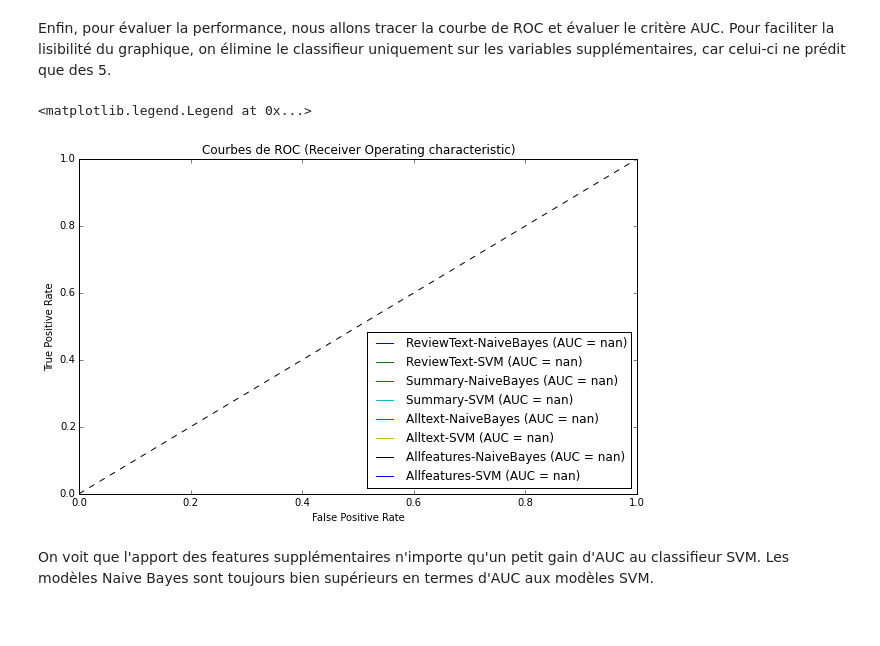
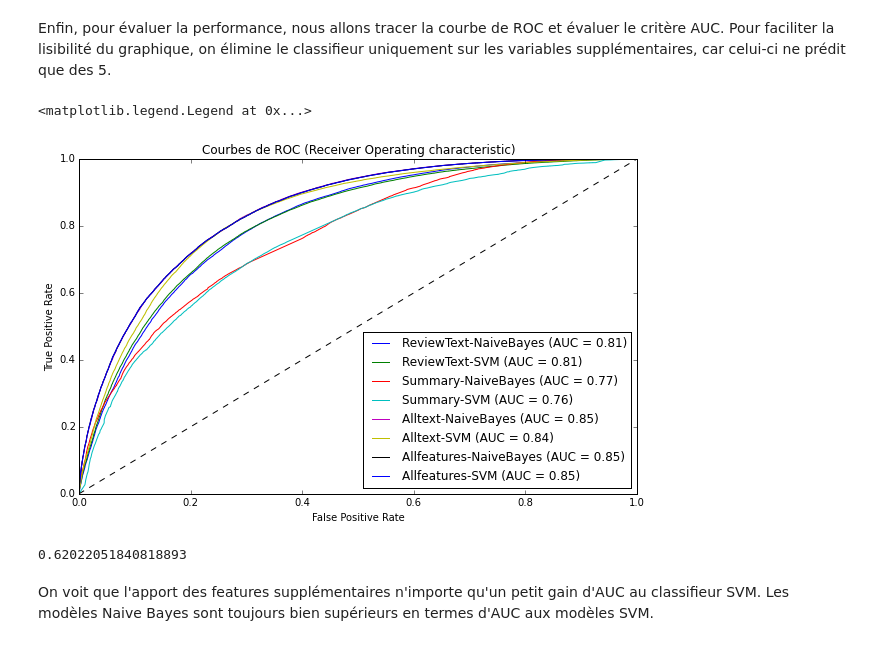
Before and after one commit to alexcombessie/ENSAE_Amazon-Review-Prediction, a Jupyter notebook: Projet Python - Amazon review data.ipynb, the cells around one changed output. Drawn from its saved outputs; the diff is of its cells as text; code cells hidden in the pictures.

```diff
--- a/Projet Python - Amazon review data.ipynb
+++ b/Projet Python - Amazon review data.ipynb
@@ -353,4 +381,4 @@ print(X_train_alltext.shape)
 # %%
-X_train_textwordcount=hstack([X_train_alltext,X_train_countWords])
-X_train_textwordcount.shape
+X_train_allfeatures = hstack([X_train_alltext,X_train_countWords, X_train_weekdays, X_train_months])
+print(X_train_allfeatures.shape)
 # %% [output]
@@ -358,3 +385,0 @@ X_train_textwordcount.shape
-# %%
-X_train_allfeatures = hstack([X_train_textwordcount, X_train_weekdays, X_train_months])
-print(X_train_allfeatures.shape)
@@ -375,4 +398,4 @@ print(X_test_alltext.shape)
 # %%
-X_test_textwordcount=hstack([X_test_alltext,X_test_countWords])
-X_test_textwordcount.shape
+X_test_allfeatures = hstack([X_test_alltext,X_test_countWords, X_test_weekdays, X_test_months])
+print(X_test_allfeatures.shape)
 # %% [output]
@@ -380,3 +402,0 @@ X_test_textwordcount.shape
-# %%
-X_test_allfeatures = hstack([X_test_textwordcount, X_test_weekdays, X_test_months])
-print(X_test_allfeatures.shape)
@@ -783,31 +801,35 @@ probas_bin_SVM_allfeatures = clf.predict_proba(X_test_allfeatures)[:,1]
 # %%
 %matplotlib inline
 matplotlib.rcParams['figure.figsize'] = (10, 6)
 from sklearn.metrics import roc_curve, auc
 probas = [probas_bin_NaiveBayes_reviewText,probas_bin_SVM_reviewText,
          probas_bin_NaiveBayes_summary, probas_bin_SVM_summary,
          probas_bin_NaiveBayes_alltext, probas_bin_SVM_alltext,
          probas_bin_NaiveBayes_allfeatures, probas_bin_SVM_allfeatures]
 labels=["ReviewText-NaiveBayes","ReviewText-SVM","Summary-NaiveBayes","Summary-SVM",
         "Alltext-NaiveBayes","Alltext-SVM","Allfeatures-NaiveBayes","Allfeatures-SVM"]
 fpr= [None] * len(probas)
 tpr=[None] * len(probas)
 thresholds=[None] * len(probas)
 roc_auc=[None] * len(probas)
 for i in range(len(probas)):
-    fpr[i], tpr[i], thresholds[i] = sklearn.metrics.roc_curve(y_test_bin.ravel(), probas[i], pos_label="5")
+    fpr[i], tpr[i], thresholds[i] = sklearn.metrics.roc_curve(y_test_bin.ravel().astype(float), probas[i], pos_label=1.0)
     roc_auc[i]=auc(fpr[i],tpr[i])
     plt.plot(fpr[i], tpr[i], label=labels[i]+" (AUC = %0.2f)" % roc_auc[i])
 plt.plot([0, 1], [0, 1], 'k--')
 plt.xlim([0.0, 1.0])
 plt.ylim([0.0, 1.0])
 plt.xlabel('False Positive Rate')
 plt.ylabel('True Positive Rate')
 plt.title('Courbes de ROC (Receiver Operating characteristic)')
 plt.legend(loc="lower right")
 # %% [output]
 <matplotlib.legend.Legend at 0x...>
-[figure, old version]
+[figure, new version]
+# %%
+np.mean(y_test_bin.ravel().astype(float))
+# %% [output]
+0.62022051840818893
 # %% [markdown]
 On voit que l'apport des features supplémentaires n'importe qu'un petit gain d'AUC au classifieur SVM. Les modèles Naive Bayes sont toujours bien supérieurs en termes d'AUC aux modèles SVM.
 # %% [markdown]
```
Also changed, not shown: parts of 114 cells of this notebook.
